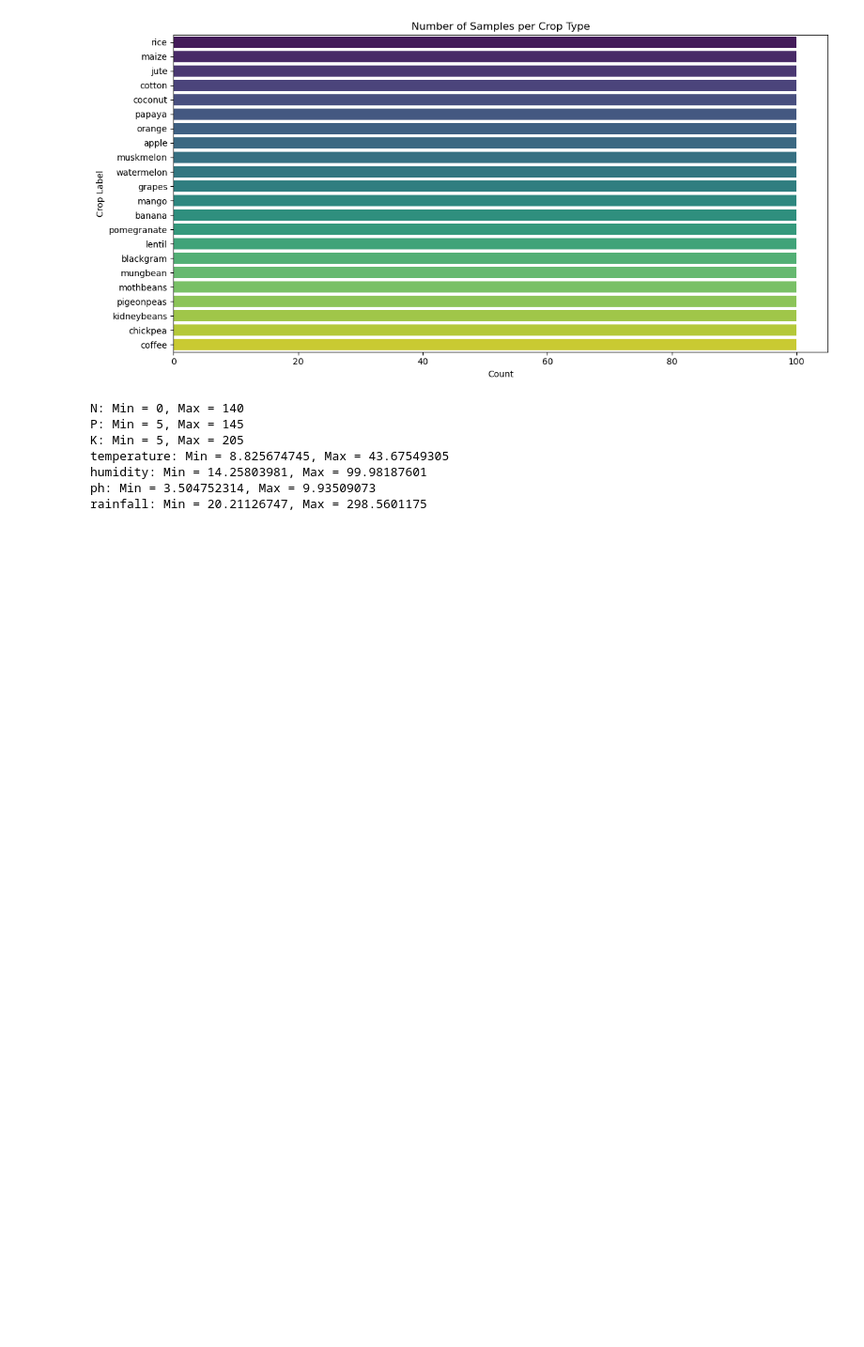
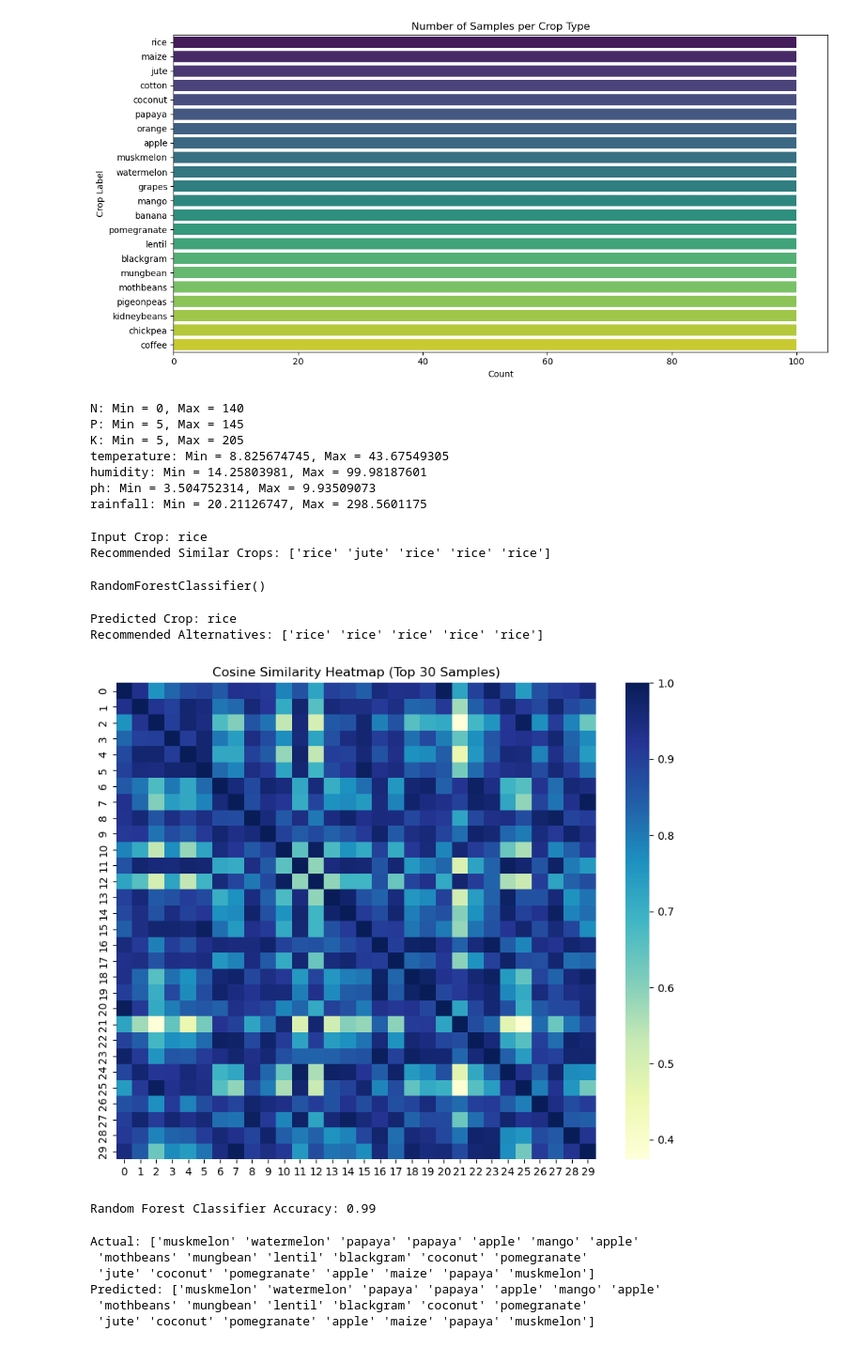
Before and after one commit to Marcos-brown/Crop_Reccommendation, a Jupyter notebook: Crop_Recommendation.ipynb, the cells around one changed output. Shown at 94% size. Drawn from its saved outputs; the diff is of its cells as text; code cells hidden in the pictures; blank space fills up the shorter version.

Commit message:
models

```diff
--- a/Crop_Recommendation.ipynb
+++ b/Crop_Recommendation.ipynb
@@ -233,3 +235,14 @@ temperature: Min = 8.825674745, Max = 43.67549305
 humidity: Min = 14.25803981, Max = 99.98187601
 ph: Min = 3.504752314, Max = 9.93509073
 rainfall: Min = 20.21126747, Max = 298.5601175
+# %%
+# Define feature set and target variable
+import pandas as pd
+df=pd.read_csv("Crop_recommendation.csv")
+X = df[['N', 'P', 'K', 'temperature', 'humidity', 'ph', 'rainfall']]
+y = df['label']
+# %%
+# Normalize features for better performance in distance-based models
+from sklearn.preprocessing import StandardScaler
+scaler = StandardScaler()
+X_scaled = scaler.fit_transform(X)
@@ -235,0 +258,4 @@ rainfall: Min = 20.21126747, Max = 298.5601175
+# %%
+# Use cosine similarity for recommending crops based on features
+from sklearn.metrics.pairwise import cosine_similarity
+similarity_matrix = cosine_similarity(X_scaled)
@@ -235,0 +269,15 @@ rainfall: Min = 20.21126747, Max = 298.5601175
+# %%
+# Test the content-based crop recommender
+sample_index = 0
+print(f"Input Crop: {df['label'][sample_index]}")
+print("Recommended Similar Crops:", recommend_similar_crops(sample_index))
+# %% [output]
+Input Crop: rice
+Recommended Similar Crops: ['rice' 'jute' 'rice' 'rice' 'rice']
+# %%
+# Build and train a classifier (Random Forest used here)
+from sklearn.ensemble import RandomForestClassifier
+rf_model = RandomForestClassifier()
+rf_model.fit(X_train, y_train)
+# %% [output]
+RandomForestClassifier()
@@ -235,0 +296,35 @@ rainfall: Min = 20.21126747, Max = 298.5601175
+# %%
+# Test hybrid recommender with a sample input
+sample_input = X.iloc[10].values
+predicted_crop, similar_crops = hybrid_recommender(sample_input)
+print(f"Predicted Crop: {predicted_crop}")
+print(f"Recommended Alternatives: {similar_crops}")
+# %% [output]
+Predicted Crop: rice
+Recommended Alternatives: ['rice' 'rice' 'rice' 'rice' 'rice']
+# %%
+# Plot similarity heatmap (sample for first 30 entries)
+plt.figure(figsize=(10,8))
+sns.heatmap(similarity_matrix[:30, :30], cmap='YlGnBu')
+plt.title("Cosine Similarity Heatmap (Top 30 Samples)")
+plt.show()
+# %% [output]
+[figure, added]
+# %%
+# Print ML model accuracy
+from sklearn.metrics import accuracy_score
+accuracy = accuracy_score(y_test, y_pred)
+print(f"Random Forest Classifier Accuracy: {accuracy:.2f}")
+# %% [output]
+Random Forest Classifier Accuracy: 0.99
+# %%
+# Compare true vs predicted crop types (first 20)
+print("Actual:", le.inverse_transform(y_test[:20]))
+print("Predicted:", decoded_preds[:20])
+# %% [output]
+Actual: ['muskmelon' 'watermelon' 'papaya' 'papaya' 'apple' 'mango' 'apple'
+ 'mothbeans' 'mungbean' 'lentil' 'blackgram' 'coconut' 'pomegranate'
+ 'jute' 'coconut' 'pomegranate' 'apple' 'maize' 'papaya' 'muskmelon']
+Predicted: ['muskmelon' 'watermelon' 'papaya' 'papaya' 'apple' 'mango' 'apple'
+ 'mothbeans' 'mungbean' 'lentil' 'blackgram' 'coconut' 'pomegranate'
+ 'jute' 'coconut' 'pomegranate' 'apple' 'maize' 'papaya' 'muskmelon']
```
Also changed, not shown: parts of 20 cells of this notebook.
